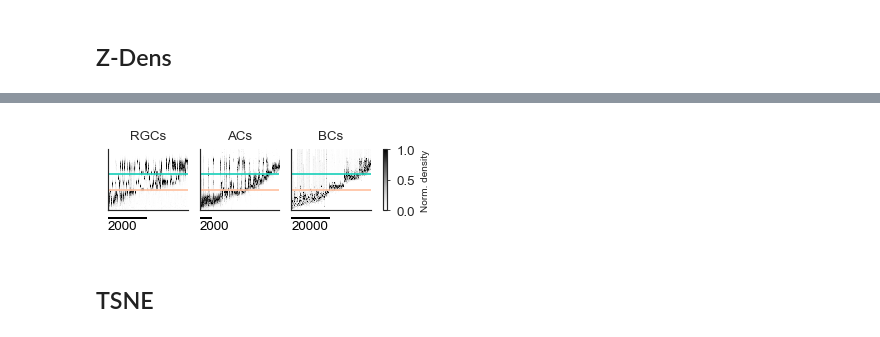
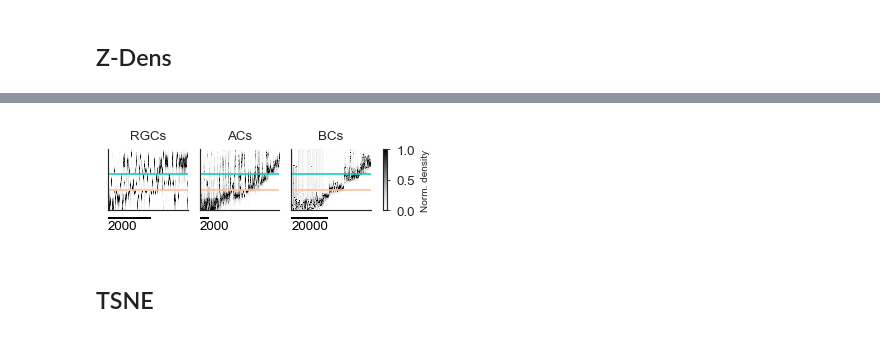
Before and after one commit to eyewire2/eyewire2-figures, a Jupyter notebook: notebooks/plot_cellclass_embedding.ipynb, the cells around one changed output, grey strips where cells are left out. Cells and saved outputs as stored; diff of their text form; code cells hidden in the pictures.

```diff
--- a/notebooks/plot_cellclass_embedding.ipynb
+++ b/notebooks/plot_cellclass_embedding.ipynb
@@ -61,7 +61,13 @@ Wall time: 2.6 ms
 # %%
 %%time
 df = pd.read_parquet(file_path)
-df = df.drop(["polar_dens_1", "polar_dens_2"], axis=1)  # Not needed
+df = df.drop(["polar_dens_rt_res_1", "polar_dens_rz_res_1", "polar_dens_tz_res_1", "polar_dens_rt_res_2", "polar_dens_rz_res_2", "polar_dens_tz_res_2"], axis=1)  # Not needed
 df = data_io.restore_numpy_arrays(df)
 
+# soma_annot_{x,y,z}_um no longer ships in the dataset, only the raw voxel coords -- derive
+# them here using the EM voxel size (16, 16, 40 nm/voxel).
+voxel_size_nm = {'x': 16, 'y': 16, 'z': 40}
+for axis, vs in voxel_size_nm.items():
+    df[f'soma_annot_{axis}_um'] = df[f'soma_annot_{axis}_vox'] * vs / 1000
+
 print(df.shape)
@@ -210,7 +214,7 @@ for i, cellclass in enumerate(cellclasses):
     z0 = -20 + zi0*0.5
     z1 = -20 + zi1*0.5
 
-    z_profiles_norm = np.vstack(df.loc[include, 'z_dens_1'])
+    z_profiles_norm = np.vstack(df.loc[include, 'polar_dens_z_1'])
     z_profiles_norm = z_profiles_norm[:, zi0:zi1]
     z_profiles_norm = (z_profiles_norm.T / (np.max(z_profiles_norm, axis=1) + 1e-20).T).T
 
@@ -251,4 +255,4 @@ Wall time: 1.46 s
-[figure, old version]
+[figure, new version]
 # %% [markdown]
 ## TSNE
 # %%
```
Also changed, not shown: parts of 53 cells of this notebook, 2 other files.
